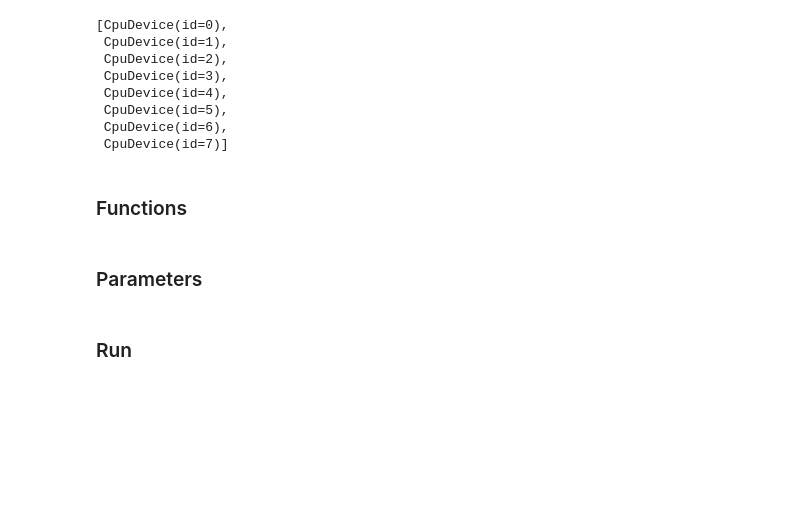
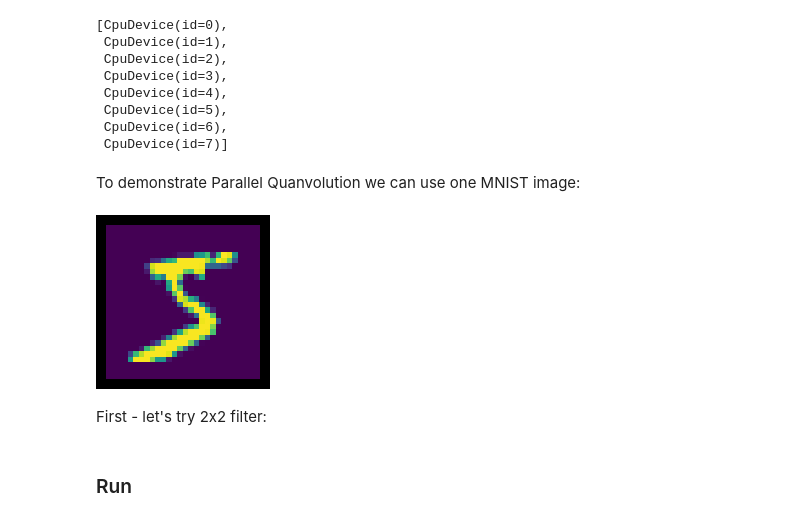
Before and after one commit to ogorodnikov/QHack2023, a Jupyter notebook: parallel_quanvolution.ipynb, the cells around one changed output. Saved outputs shown, nothing was run; the diff lists cells and outputs as text; code cells hidden in the pictures; blank space fills up the shorter version.

Commit message:
qc - add plot image

```diff
--- a/parallel_quanvolution.ipynb
+++ b/parallel_quanvolution.ipynb
@@ -151,7 +147,3 @@ jax.devices()
  CpuDevice(id=5),
  CpuDevice(id=6),
  CpuDevice(id=7)]
-# %% [markdown]
-### Functions
-# %% [markdown]
-### Parameters
@@ -160,3 +150,15 @@ We can select
+# %% [markdown]
+To demonstrate Parallel Quanvolution we can use one MNIST image:
+# %%
+image = load_one_MNIST_image()
+
+# image = image[8:]
+
+plot_image(image)
+# %% [output]
+[figure, added]
+# %% [markdown]
+First - let's try 2x2 filter:
 # %%
 QML_DEVICE_TYPES = [
     # "default.qubit",
```
Also changed, not shown: parts of 3 cells of this notebook, 1 other file.
